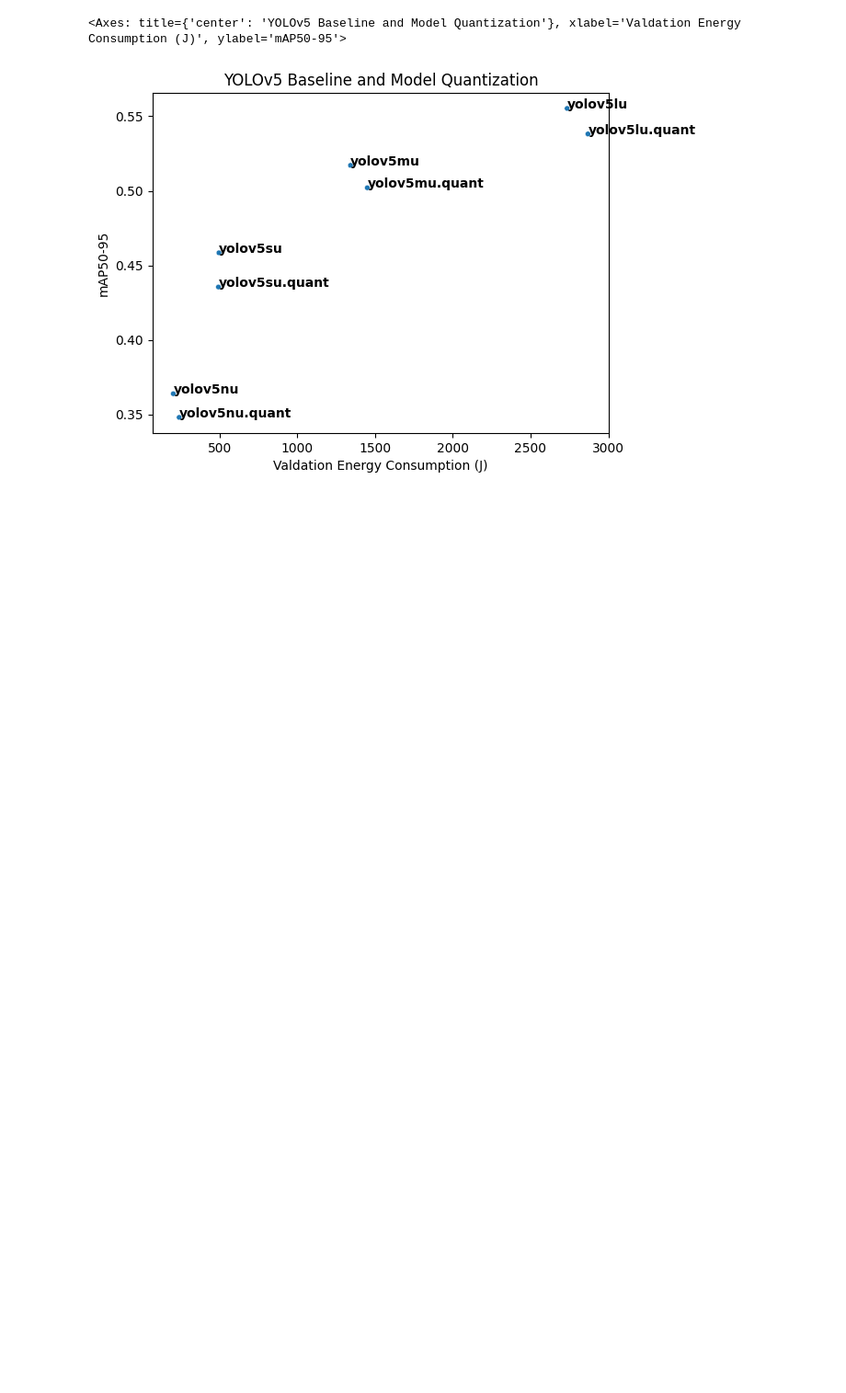
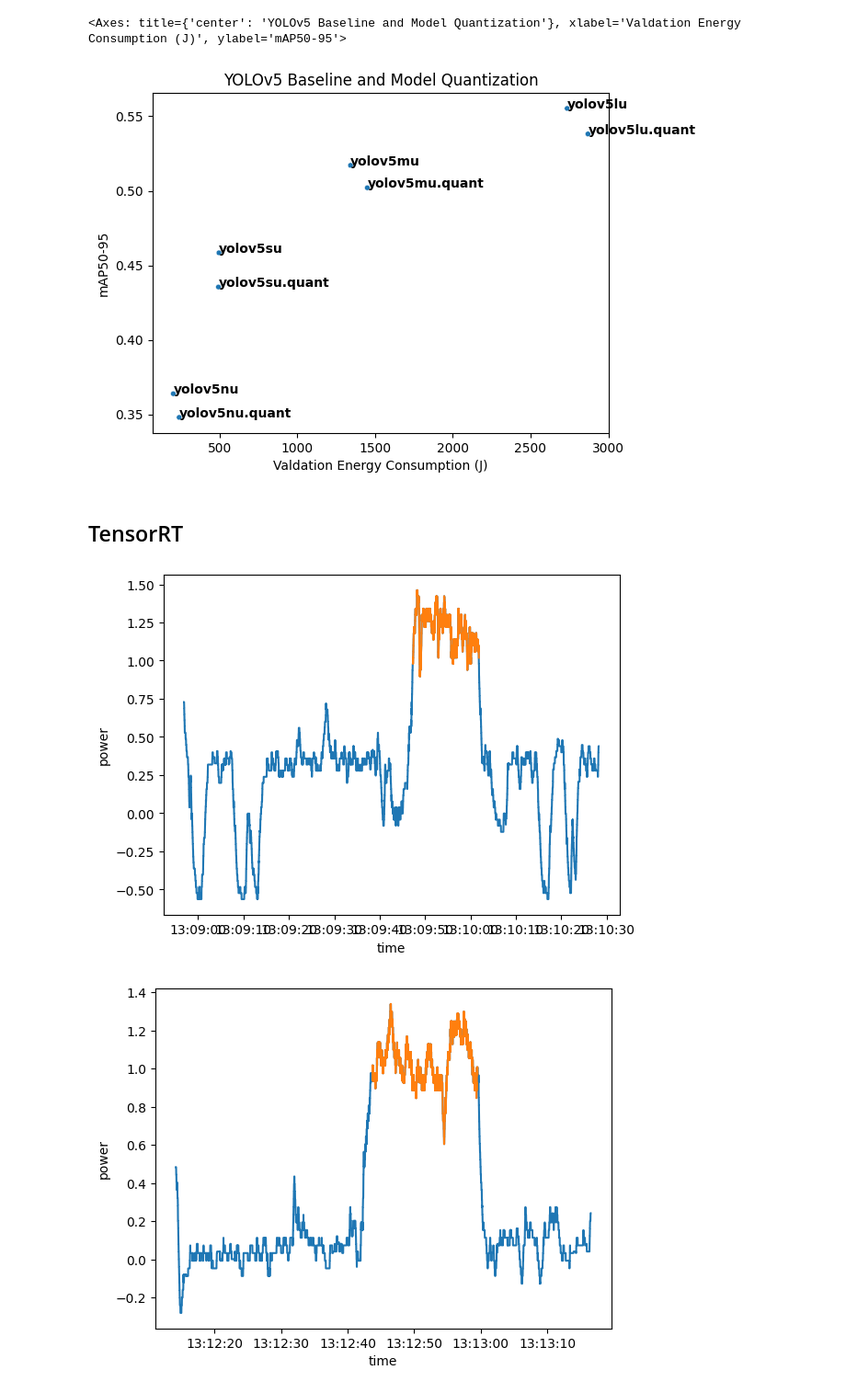
Before and after one commit to fuzzylabs/edge-vision-power-estimation, a Jupyter notebook: jetson/power_logging/notebooks/explore_quantization.ipynb, the cells around one changed output. Shown: that part at 92% size. Drawn from its saved outputs; the diff is of its cells as text; code cells hidden in the pictures; blank space fills up the shorter version.

Commit message:
Add trt data and results to DVC

```diff
--- a/jetson/power_logging/notebooks/explore_quantization.ipynb
+++ b/jetson/power_logging/notebooks/explore_quantization.ipynb
@@ -145,3 +147,19 @@ scatter_text("integrated_energy", "metrics/mAP50-95(B)", "index", data=df.reset_
 [figure]
 # %%
 df.to_csv("../processed_data/model_quantization_measurements.csv")
+# %% [markdown]
+## TensorRT
+# %%
+model_variants = ["yolov5nu_trt.engine", "yolov5su_trt.engine", "yolov5mu_trt.engine", "yolov5lu_trt.engine"]
+quant_model_variants = ["yolov5nu_quant_trt.engine", "yolov5su_quant_trt.engine", "yolov5mu_quant_trt.engine", "yolov5lu_quant_trt.engine"]
+results_dir = Path("../raw_data/trt_quantize_models")
+# %%
+def read_model(model_name):
+    power_df = pd.read_csv(results_dir / model_name / f"{model_name}_power_log.log", names=["time", "voltage", "current"], parse_dates=[0])
+    with open(results_dir / model_name / f"{model_name}.json") as f:
+        timings = json.load(f)
+    with open(results_dir / model_name / "validation_results.json") as f:
+        results = json.load(f)
+    return power_df, timings, results
+# %%
+idle_power = 4121119.056401573
@@ -147,0 +226,5 @@ df.to_csv("../processed_data/model_quantization_measurements.csv")
+# %%
+measurements_df = pd.DataFrame({model_name: calculate_metrics(model_name, plot=True) for model_name in model_variants}).T
+# %% [output]
+[figure, added]
+[figure, added]
```
Also changed, not shown: parts of 12 cells of this notebook, 4 other files.
